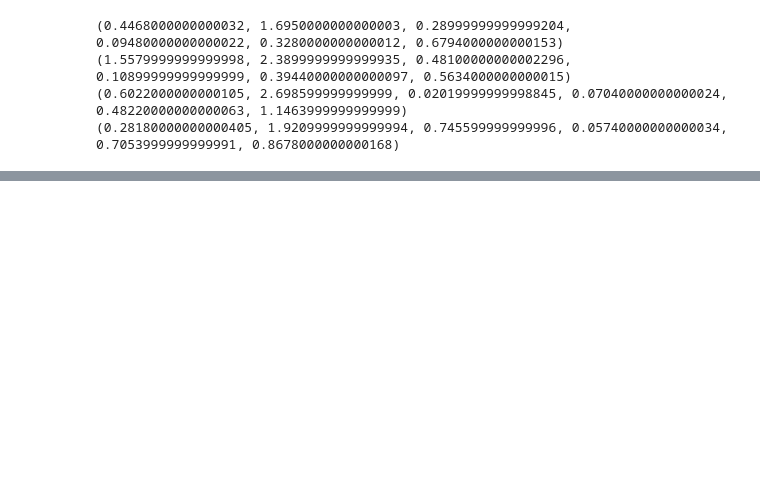
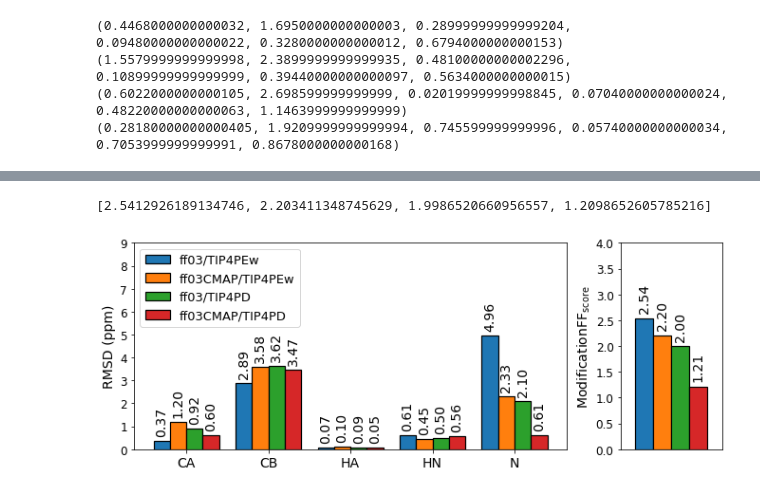
Before and after one commit to Zuricho/My_Lab, a Jupyter notebook: Figure_ipynb/ChemShift_2KMD/ChemShift_2kmd.ipynb, the cells around one changed output, grey strips where cells are left out. Drawn from its saved outputs; the diff is of its cells as text; code cells hidden in the pictures; blank space fills up the shorter version.

```diff
--- a/Figure_ipynb/ChemShift_2KMD/ChemShift_2kmd.ipynb
+++ b/Figure_ipynb/ChemShift_2KMD/ChemShift_2kmd.ipynb
@@ -328,0 +374,65 @@ plt.show()
+# %%
+# Calculate Modified FF score
+
+FF_score_list = [0,0,0,0]
+
+for i in range(len(Mod_RMSD_EW)):
+    min_RMSD = min(Mod_RMSD_EW[i],Mod_RMSD_EWC[i],Mod_RMSD_D[i],Mod_RMSD_DC[i])
+    FF_score_list[0] += Mod_RMSD_EW[i]/min_RMSD
+    FF_score_list[1] += Mod_RMSD_EWC[i]/min_RMSD
+    FF_score_list[2] += Mod_RMSD_D[i]/min_RMSD
+    FF_score_list[3] += Mod_RMSD_DC[i]/min_RMSD
+
+FF_score_list = [i/len(Mod_RMSD_EW) for i in FF_score_list]
+# %%
+FF_score_list
+# %% [output]
+[2.5412926189134746, 2.203411348745629, 1.9986520660956557, 1.2098652605785216]
+# %%
+ind = np.arange(len(Mod_RMSD_EW))  # the x locations for the groups
+width = 0.2  # the width of the bars
+
+plt.subplots(figsize=(18,4))
+
+plt.subplot(1,2,1)
+
+plt.bar(ind - width*3/2, Mod_RMSD_EW, width,edgecolor="k",linewidth="1.2", label='ff03/TIP4PEw')
+plt.bar(ind - width/2, Mod_RMSD_EWC, width,edgecolor="k",linewidth="1.2", label='ff03CMAP/TIP4PEw')
+plt.bar(ind + width/2, Mod_RMSD_D, width,edgecolor="k",linewidth="1.2", label='ff03/TIP4PD')
+plt.bar(ind + width*3/2, Mod_RMSD_DC, width,edgecolor="k",linewidth="1.2", label='ff03CMAP/TIP4PD')
+
+for i in range(5):
+    plt.text(x=(ind-width*3/2)[i],y=Mod_RMSD_EW[i]+0.2,s="%.2f"%Mod_RMSD_EW[i],ha="center",va="bottom",fontsize=14,rotation=90)
+for i in range(5):
+    plt.text(x=(ind-width/2)[i],y=Mod_RMSD_EWC[i]+0.2,s="%.2f"%Mod_RMSD_EWC[i],ha="center",va="bottom",fontsize=14,rotation=90)
+for i in range(5):
+    plt.text(x=(ind+width/2)[i],y=Mod_RMSD_D[i]+0.2,s="%.2f"%Mod_RMSD_D[i],ha="center",va="bottom",fontsize=14,rotation=90)
+for i in range(5):
+    plt.text(x=(ind+width*3/2)[i],y=Mod_RMSD_DC[i]+0.2,s="%.2f"%Mod_RMSD_DC[i],ha="center",va="bottom",fontsize=14,rotation=90)
+
+# Add some text for labels, title and custom x-pltis tick labels, etc.
+plt.ylabel('RMSD (ppm)',fontsize=14)
+plt.ylim(0,9)
+plt.yticks(fontsize=12)
+plt.xticks(ind)
+plt.xticks(np.arange(0,5),['CA','CB','HA','HN','N'],fontsize=14)
+plt.legend(fontsize=13,loc="upper left")
+
+
+plt.subplot(1,8,5)
+for i in range(4):
+    plt.bar(x=np.arange(0,2,0.3)[i],height=FF_score_list[i],width=0.3,edgecolor="k",linewidth="1.2")
+    plt.text(x=np.arange(0,2,0.3)[i],y=FF_score_list[i]+0.1,s="%.2f"%FF_score_list[i],ha="center",va="bottom",fontsize=14,rotation=90)
+
+plt.xlim(-0.4,1.3)
+plt.ylim(0,4)
+plt.xticks([])
+plt.yticks(fontsize=12)
+plt.ylabel('$\\rm{ModificationFF_{score}}$',fontsize=14)
+
+
+plt.savefig('modifiedChemShift_total.png',dpi=100)
+
+plt.show()
+# %% [output]
+[figure, added]
```
Also changed, not shown: parts of 6 cells of this notebook, 31 other files.
